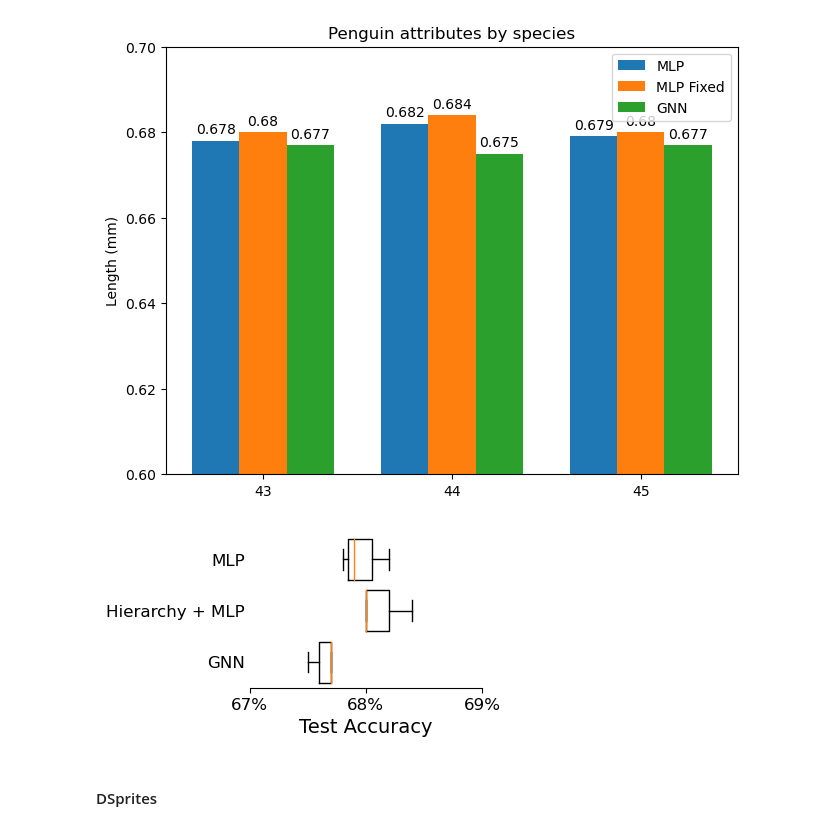
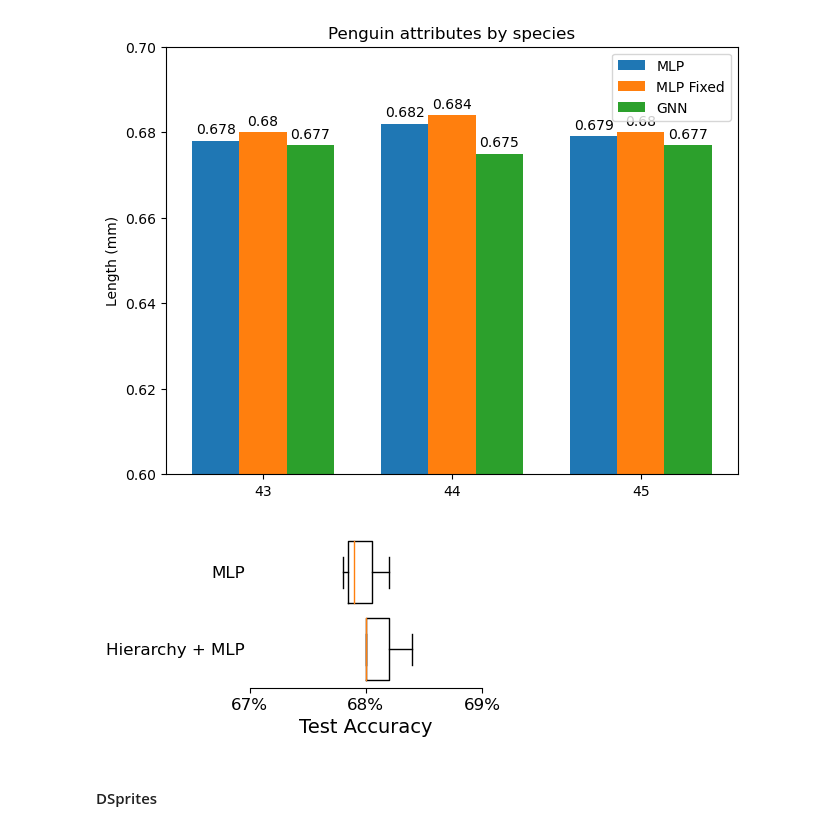
Before and after one commit to naveenr414/Concept-Learning, a Jupyter notebook: scripts/Plotting.ipynb, the cells around one changed output. Drawn from its saved outputs; the diff is of its cells as text; code cells hidden in the pictures.

```diff
--- a/scripts/Plotting.ipynb
+++ b/scripts/Plotting.ipynb
@@ -343,0 +389,13 @@ print(chexpert_hierarchy_label)
+# %%
+chexpert_dict = {}
+dataset_name = 'chexpert'
+for m,m_nice in zip(methods,nice_names):
+    chexpert_dict[m_nice] = {}
+    file_name = "results/evaluation/{}_{}.txt".format(dataset_name,m)
+    data = open(file_name).read().strip().split("\n")
+
+    for line in data:
+        name, value = line.split(": ")
+        name = name.lower().split(" ")[-1]
+        value = eval(value)
+        chexpert_dict[m_nice][name] = value
@@ -343,0 +426,19 @@ print(chexpert_hierarchy_label)
+# %%
+columns = ['truthfulness','robustness','stability']
+for m in nice_names:
+    values_chexpert = [chexpert_dict[m][c] for c in columns]
+    values_mnist = [mnist_dict[m][c] for c in columns]
+    values_chexpert[1] = (1-values_chexpert[1][0],values_chexpert[1][1])
+    values_mnist[1] = (1-values_mnist[1][0],values_mnist[1][1])
+
+    s = "{} & ".format(m)
+
+    other_values = []
+
+    for i in values_chexpert:
+        other_values.append("{:0.2f} $\\pm$ {:0.2f}".format(i[0],i[1]))
+    for i in values_mnist:
+        other_values.append("{:0.2f} $\\pm$ {:0.2f}".format(i[0],i[1]))
+    s += " & ".join(other_values)
+    s += " \\\\"
+    print(s)
@@ -378,3 +481,6 @@ methods = ['shapley','cem','tcav','label','concept2vec']
+# %%
+dataset_name = 'cub'
+methods = ['shapley','label','cem','concept2vec','tcav']
 # %%
 for m in methods:
     file_name = "results/evaluation/{}_{}.txt".format(dataset_name,m)
@@ -629,7 +735,7 @@ plt.xlabel("Dataset",fontsize=14)
 # Plot the bars with standard deviation error bars
 width = 0.2
 for i in range(len(means)):
-    group_means = means[i]
+    group_means = [1-j for j in means[i]] # Flip Robustness due to definition
     group_stds = stds[i]
     print(group_means,group_stds,ind)
     ax.bar(ind + i*width, group_means, width, label=datasets, yerr=group_stds)
@@ -944,41 +1066,41 @@ plt.show()
 # %% [output]
 [figure]
 # %%
-box_whisker_data = [fixed_gnn_simple, fixed_true_acc, fixed_false_acc]
+box_whisker_data = [fixed_true_acc, fixed_false_acc]
 
 with plt.style.context("tableau-colorblind10"):
 
     def percentage(x, pos):
         return '{:.0%}'.format(x)
 
     # Create a figure and axis object
     fig, ax = plt.subplots(figsize=(3,2))
 
     # Create the box and whisker plot horizontally
     ax.boxplot(box_whisker_data, vert=False,widths=0.8)
 
     # Set the y-tick labels
-    ax.set_yticklabels(['GNN', 'Hierarchy + MLP', 'MLP'])
+    ax.set_yticklabels(['Hierarchy + MLP', 'MLP'])
 
     formatter = FuncFormatter(percentage)
     ax.xaxis.set_major_formatter(formatter)
 
     # Set the x-axis label
     ax.set_xlabel('Test Accuracy',fontsize=14)
     plt.xlim([0.67,0.69])
     plt.xticks([0.67,0.68,0.69],fontsize=12)
     plt.yticks(fontsize=12)
 
     ax.spines['top'].set_visible(False)
     ax.spines['right'].set_visible(False)
     ax.spines['left'].set_visible(False)
     ax.tick_params(axis='y', length=0)
 
     plt.savefig('scripts/Figures/box_plot_cbm.pdf', dpi=300, bbox_inches='tight')
     # Show the plot
     plt.show()
 # %% [output]
-[figure, old version]
+[figure, new version]
 # %% [markdown]
 #### DSprites
 # %%
```
Also changed, not shown: parts of 14 cells of this notebook, 4 other files.
